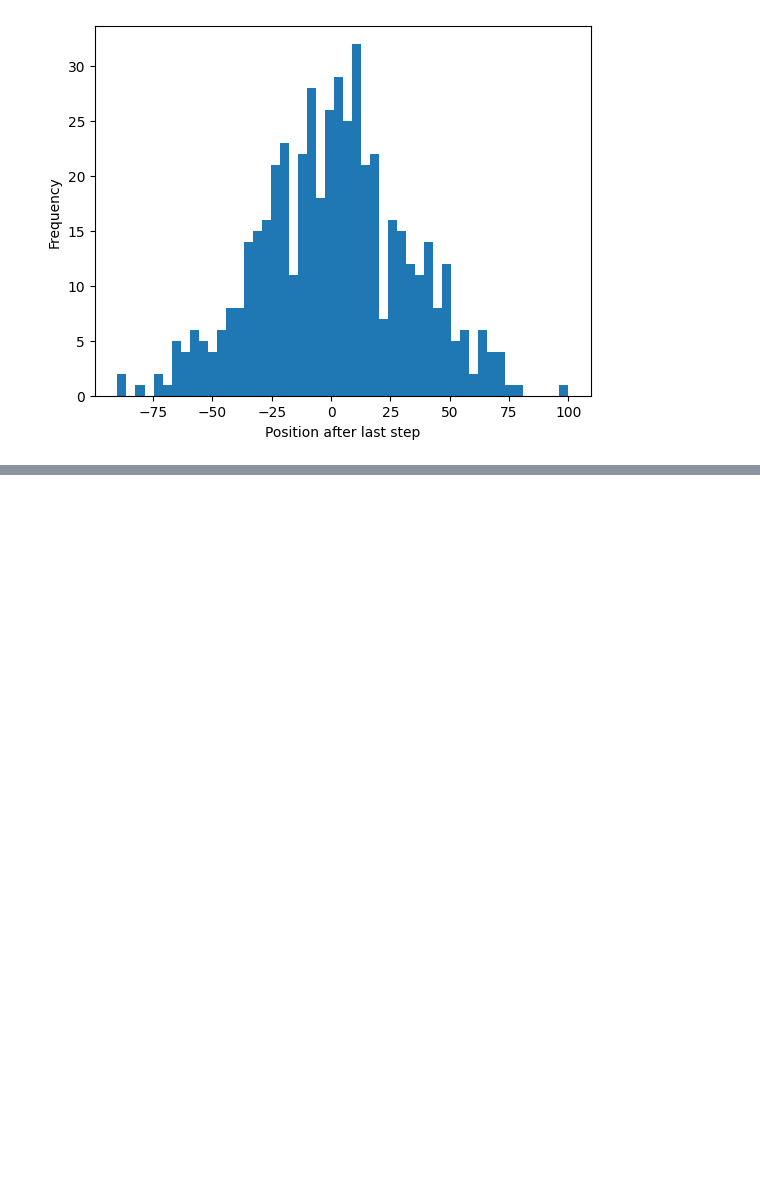
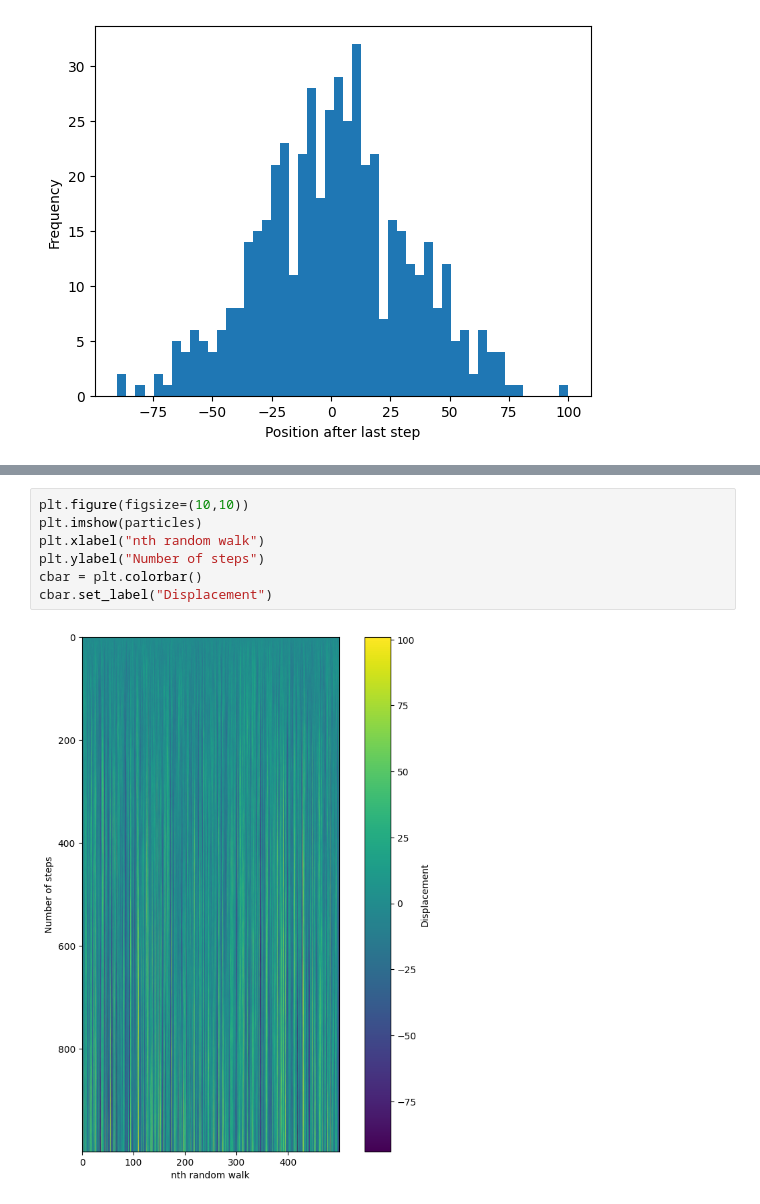
Before and after one commit to PX2145-2025/week-7-b-Morley-James, a Jupyter notebook: Random_walk.ipynb, the cells around one changed output, grey strips where cells are left out. Drawn from its saved outputs; the diff is of its cells as text; blank space fills up the shorter version.

```diff
--- a/Random_walk.ipynb
+++ b/Random_walk.ipynb
@@ -237,0 +255,9 @@ plt.show()
+# %%
+plt.figure(figsize=(10,10))
+plt.imshow(particles)
+plt.xlabel("nth random walk")
+plt.ylabel("Number of steps")
+cbar = plt.colorbar()
+cbar.set_label("Displacement")
+# %% [output]
+[figure, added]
```
Also changed, not shown: parts of 10 cells of this notebook.
